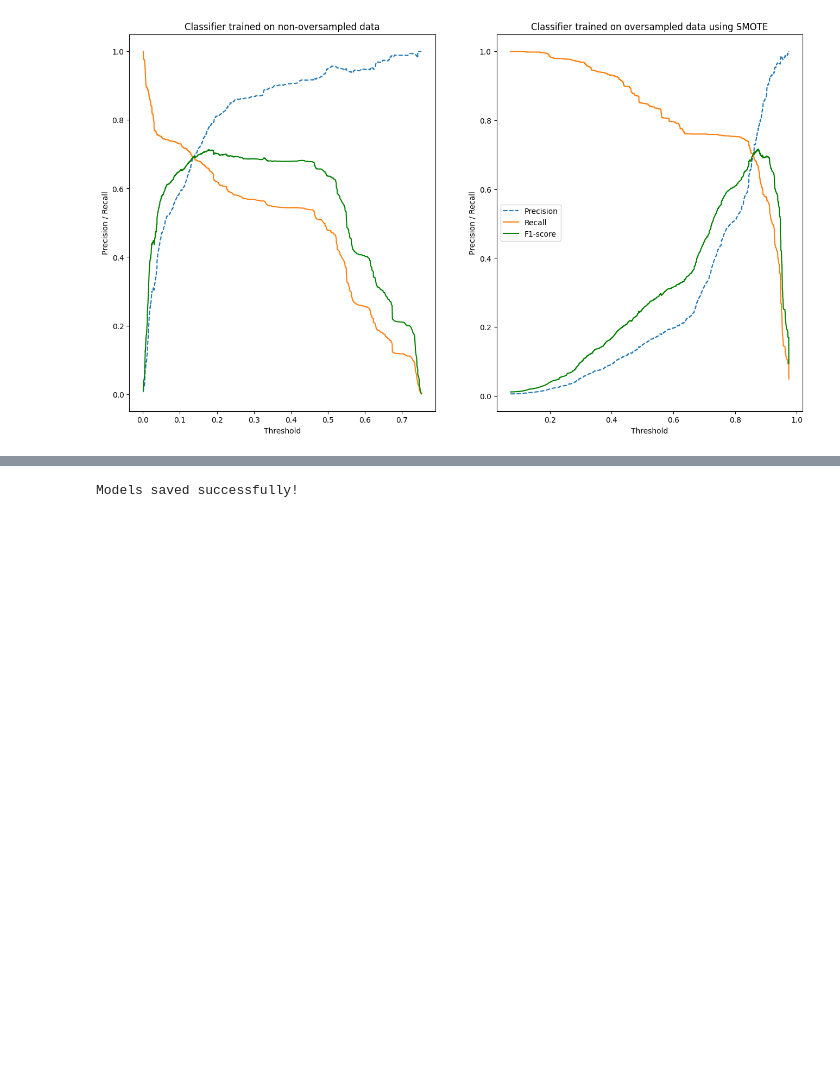
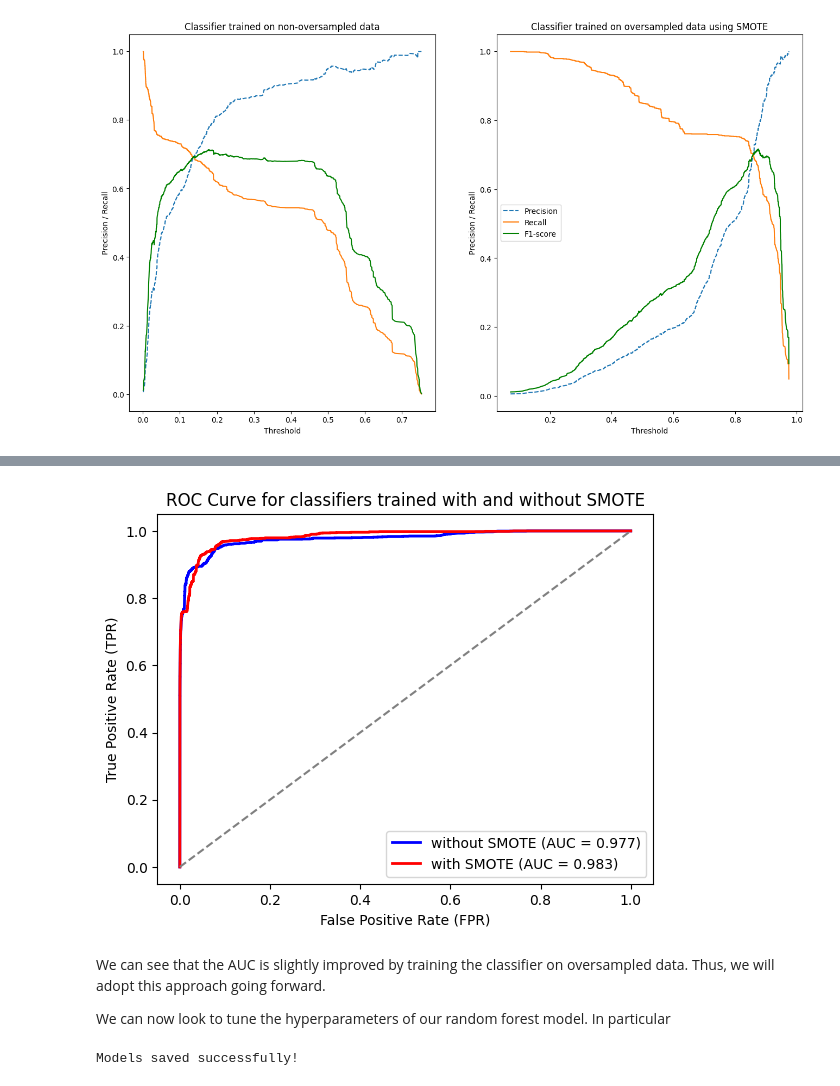
Before and after one commit to madtheorist/credit-fraud-api, a Jupyter notebook: notebooks/random_forest.ipynb, the cells around one changed output, grey strips where cells are left out. Drawn from its saved outputs; the diff is of its cells as text; code cells hidden in the pictures; blank space fills up the shorter version.

Commit message:
creating train.py

```diff
--- a/notebooks/random_forest.ipynb
+++ b/notebooks/random_forest.ipynb
@@ -143,2 +172,26 @@ It seems like for both models the effect is good at different decision threshold
+# %%
+# Compute ROC curve
+from sklearn.metrics import roc_curve, auc
+fpr, tpr, thresholds = roc_curve(y_test, y_probs)
+fpr_smote, tpr_smote, thresholds_smote = roc_curve(y_test, y_probs_smote)
+roc_auc = auc(fpr, tpr)
+roc_auc_smote = auc(fpr_smote, tpr_smote)
+
+# Plot ROC curve
+plt.figure()
+plt.plot(fpr, tpr, color='blue', lw=2, label=f'without SMOTE (AUC = {roc_auc:.3f})')
+plt.plot(fpr_smote, tpr_smote, color='red', lw=2, label=f'with SMOTE (AUC = {roc_auc_smote:.3f})')
+plt.plot([0, 1], [0, 1], color='gray', linestyle='--')  # Diagonal line for random classifier
+plt.xlabel('False Positive Rate (FPR)')
+plt.ylabel('True Positive Rate (TPR)')
+plt.title('ROC Curve for classifiers trained with and without SMOTE')
+plt.legend(loc='lower right')
+plt.show()
+# %% [output]
+[figure, added]
+# %% [markdown]
+We can see that the AUC is slightly improved by training the classifier on oversampled data. Thus, we will adopt this approach going forward.
+
+We can now look to tune the hyperparameters of our random forest model. In particular
 # %%
 # save the trained models
```
Also changed, not shown: parts of 8 cells of this notebook, 3 other files.
